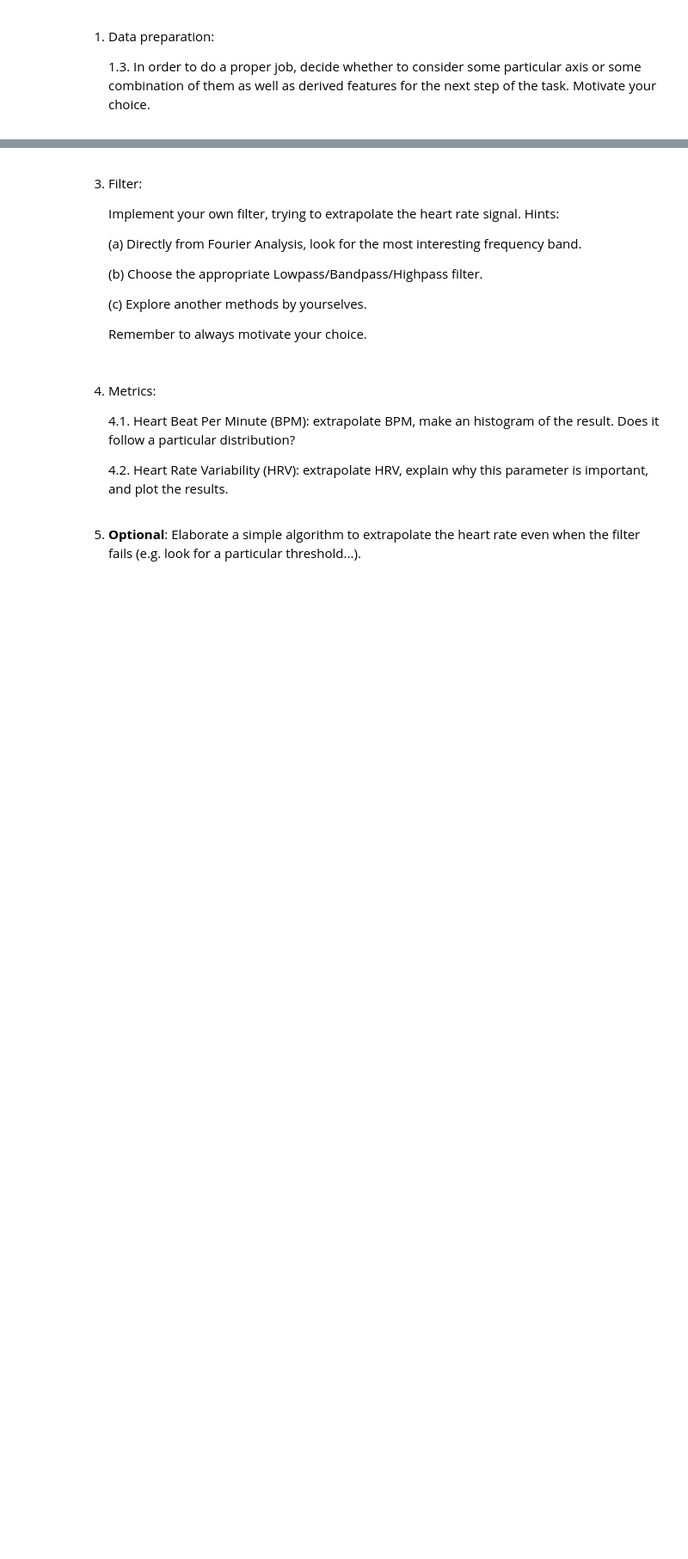
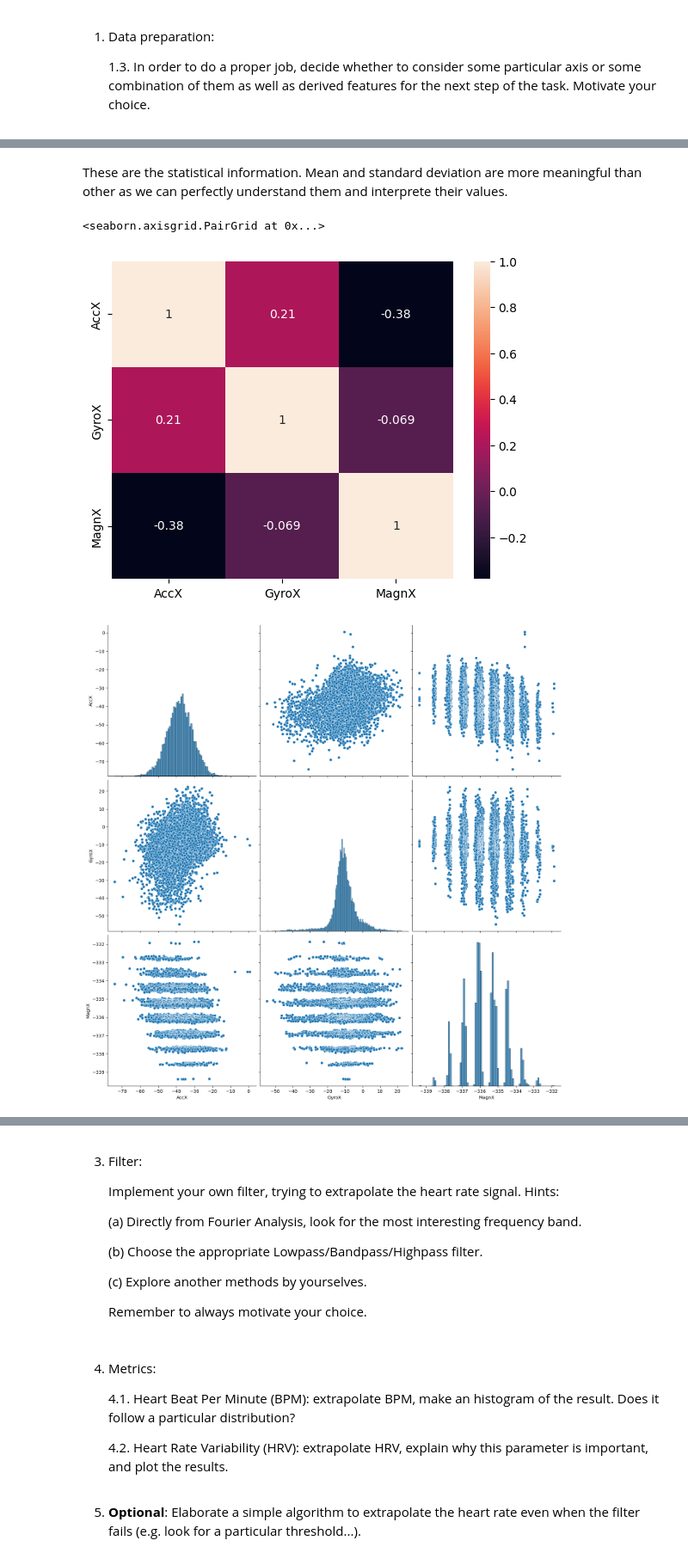
Before and after one commit to superbionicle/ProjectHEART, a Jupyter notebook: Project.ipynb, the cells around one changed output, grey strips where cells are left out. Shown at 86% size. Saved outputs shown, nothing was run; the diff lists cells and outputs as text; code cells hidden in the pictures; blank space fills up the shorter version.

```diff
--- a/Project.ipynb
+++ b/Project.ipynb
@@ -210,0 +289,22 @@ for index,metric in enumerate(metrics):
+# %%
+for metric in [acc,magn,gyro]:
+    matrix = np.array(dataFrameCopy[metric])
+
+    _,S,Vt = linalg.svd(matrix)
+    values = S**2/(matrix.shape[0]-1)
+    lambdaValues = np.diag(values)
+
+    for index,metricName in enumerate(metric):
+        print("Component",metricName,"selected (without norm). Total variability :",lambdaValues[index, index]/lambdaValues.trace()*100,"%")
+
+    norm = np.array(dataFrameCopy[metric].apply(np.linalg.norm, axis=1))
+    matrix = np.c_[matrix,norm]
+
+    _,S,Vt = linalg.svd(matrix)
+    values = S**2/(matrix.shape[0]-1)
+    lambdaValues = np.diag(values)
+
+    for index,metricName in enumerate(metric):
+        print("Component",metricName,"selected. Total variability :",lambdaValues[index, index]/lambdaValues.trace()*100,"%")
+    print("Component norm selected. Total variability :",lambdaValues[3,3]/lambdaValues.trace()*100,"%")
+    print("\n")
@@ -218,0 +335,4 @@ for index,metric in enumerate(metrics):
+# %%
+xAxes = [metric+"X" for metric in metrics]
+dataFrameXaxes = dataFrameCopy[xAxes].copy()
+print(dataFrameXaxes.describe())
@@ -218,0 +349,9 @@ for index,metric in enumerate(metrics):
+# %% [markdown]
+These are the statistical information. Mean and standard deviation are more meaningful than other as we can perfectly understand them and interprete their values.
+# %%
+sns.heatmap(dataFrameXaxes.corr(), annot=True )
+sns.pairplot(dataFrameXaxes,height=5)
+# %% [output]
+<seaborn.axisgrid.PairGrid at 0x...>
+[figure, added]
+[figure, added]
```
Also changed, not shown: parts of 27 cells of this notebook, 1 other file.
